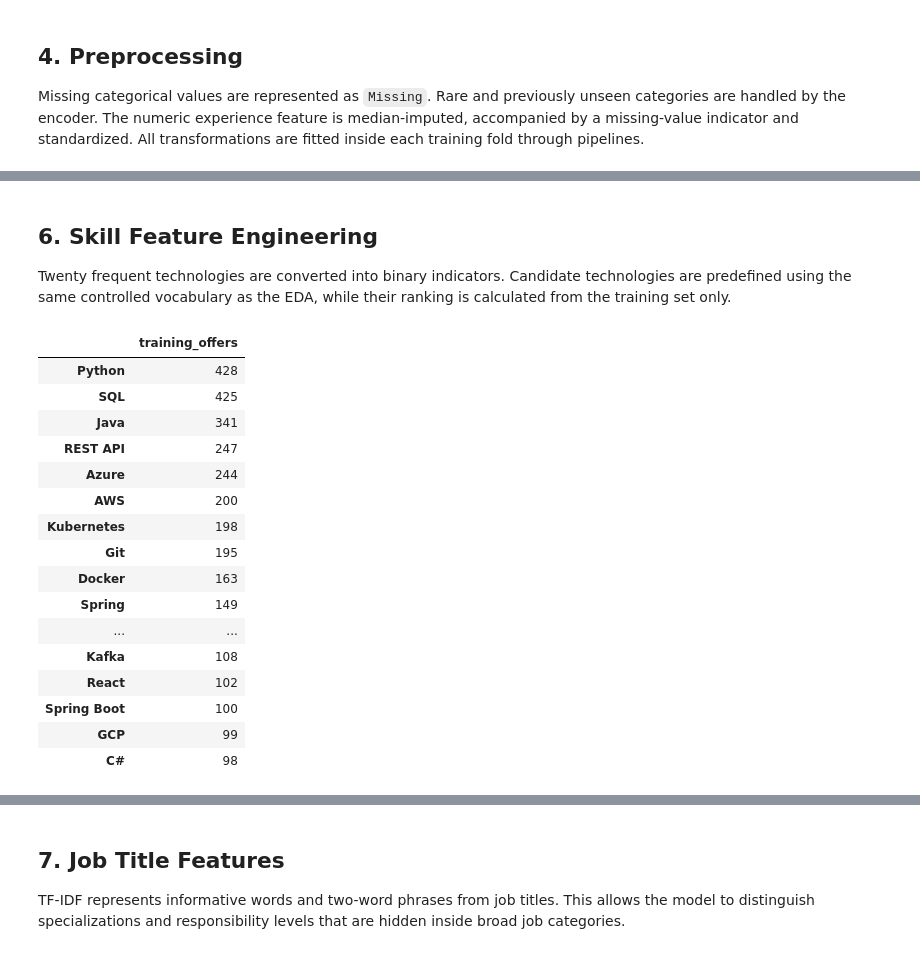
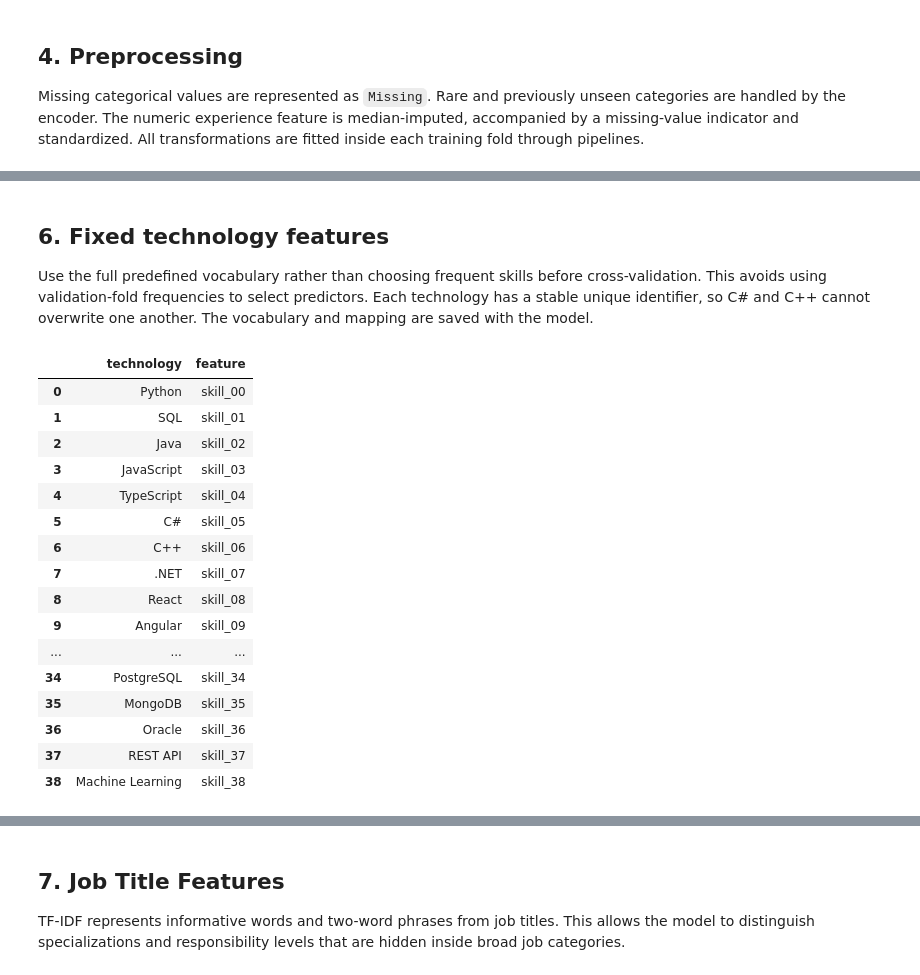
Before and after one commit to MateuszWojno/job_market_intelligence, a Jupyter notebook: notebooks/Modeling.ipynb, the cells around one changed output, grey strips where cells are left out. Drawn from its saved outputs; the diff is of its cells as text; code cells hidden in the pictures.

```diff
--- a/notebooks/Modeling.ipynb
+++ b/notebooks/Modeling.ipynb
@@ -27,10 +37,30 @@ from sklearn.impute import SimpleImputer
 from sklearn.inspection import permutation_importance
 from sklearn.linear_model import LinearRegression
 from sklearn.metrics import mean_absolute_error, mean_squared_error, r2_score
-from sklearn.model_selection import KFold, RandomizedSearchCV, cross_validate, train_test_split
+from sklearn.model_selection import GroupKFold, RandomizedSearchCV, cross_validate
 from sklearn.neighbors import KNeighborsRegressor
 from sklearn.pipeline import Pipeline
 from sklearn.preprocessing import OneHotEncoder, StandardScaler
 from sklearn.tree import DecisionTreeRegressor
 from xgboost import XGBRegressor
+import hashlib
+import json
+import platform
+from datetime import datetime, timezone
+
+import joblib
+import sklearn
+import plotly.io as pio
+from getpass import getpass
+from sqlalchemy import create_engine, URL, text
+from sklearn.dummy import DummyRegressor
+
+pio.renderers.default = "iframe"
+
+RUN_TRAINING = False
+MODEL_VERSION = "august-2026-v1"
+TRAIN_START = "2026-08-01"
+TRAIN_END = "2026-09-01"  # exclusive
+EVALUATION_START = "2026-09-01"
+EVALUATION_END = None  # exclusive; set a date for a fixed reporting window
 # %% [markdown]
@@ -247,48 +365,39 @@ reference model.
 # %% [markdown]
-## 6. Skill Feature Engineering
+## 6. Fixed technology features
 
-Twenty frequent technologies are converted into binary indicators. Candidate
-technologies are predefined using the same controlled vocabulary as the EDA,
-while their ranking is calculated from the training set only.
+Use the full predefined vocabulary rather than choosing frequent skills before cross-validation. This avoids using validation-fold frequencies to select predictors. Each technology has a stable unique identifier, so C# and C++ cannot overwrite one another. The vocabulary and mapping are saved with the model.
 # %%
 skill_candidates = [
     "Python", "SQL", "Java", "JavaScript", "TypeScript", "C#", "C++",
     ".NET", "React", "Angular", "Vue.js", "Node.js", "Spring",
     "Spring Boot", "pandas", "NumPy", "scikit-learn", "TensorFlow",
     "PyTorch", "Power BI", "Tableau", "Excel", "AWS", "Azure", "GCP",
     "Docker", "Kubernetes", "Terraform", "Git", "Jenkins", "Linux",
     "Spark", "Kafka", "Snowflake", "PostgreSQL", "MongoDB", "Oracle",
     "REST API", "Machine Learning",
 ]
 
-train_skills_text = model_df.loc[X_train.index, "required_skills"].fillna("")
-skill_counts = {}
-for skill in skill_candidates:
-    pattern = rf"(?<!\w){re.escape(skill)}(?!\w)"
-    skill_counts[skill] = train_skills_text.str.contains(
-        pattern,
-        case=False,
-        regex=True,
-    ).sum()
 
-top_skills = pd.Series(skill_counts).sort_values(ascending=False).head(20)
-top_skills.to_frame("training_offers")
+if bundle is not None:
+    skill_candidates = bundle["skill_candidates"]
+skill_columns = {skill: f"skill_{index:02d}" for index, skill in enumerate(skill_candidates)}
+display(pd.DataFrame({"technology": skill_candidates, "feature": list(skill_columns.values())}))
 # %% [output]
-|  | training_offers |
-| Python | 428 |
-| SQL | 425 |
-| Java | 341 |
-| REST API | 247 |
-| Azure | 244 |
-| AWS | 200 |
-| Kubernetes | 198 |
-| Git | 195 |
-| Docker | 163 |
-| Spring | 149 |
-| ... | ... |
-| Kafka | 108 |
-| React | 102 |
-| Spring Boot | 100 |
-| GCP | 99 |
-| C# | 98 |
+|  | technology | feature |
+| 0 | Python | skill_00 |
+| 1 | SQL | skill_01 |
+| 2 | Java | skill_02 |
+| 3 | JavaScript | skill_03 |
+| 4 | TypeScript | skill_04 |
+| 5 | C# | skill_05 |
+| 6 | C++ | skill_06 |
+| 7 | .NET | skill_07 |
+| 8 | React | skill_08 |
+| 9 | Angular | skill_09 |
+| ... | ... | ... |
+| 34 | PostgreSQL | skill_34 |
+| 35 | MongoDB | skill_35 |
+| 36 | Oracle | skill_36 |
+| 37 | REST API | skill_37 |
+| 38 | Machine Learning | skill_38 |
 # %%
```
Also changed, not shown: parts of 28 cells of this notebook, 3 other files.
